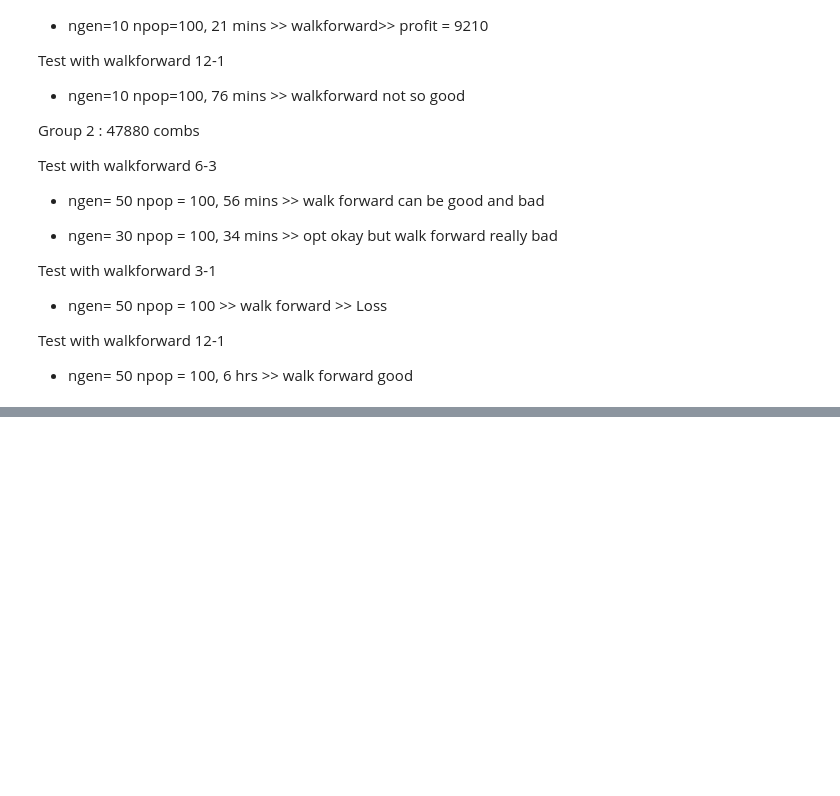
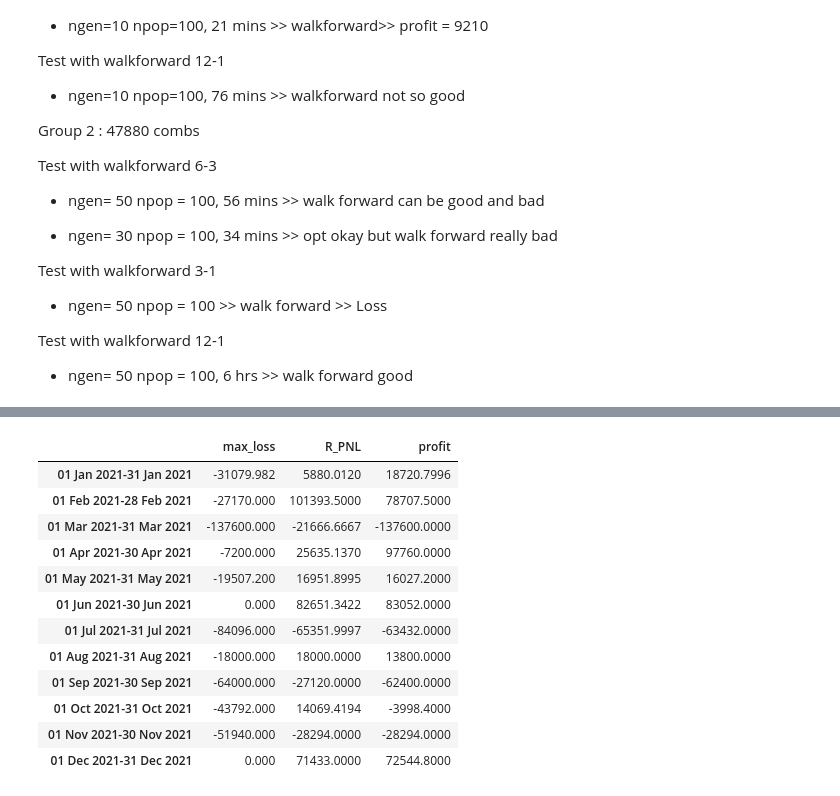
Before and after one commit to SamanvayMS/bp-Trading, a Jupyter notebook: Genetic_Algo_using_Deap_revise.ipynb, the cells around one changed output, grey strips where cells are left out. Saved outputs shown, nothing was run; the diff lists cells and outputs as text; code cells hidden in the pictures; blank space fills up the shorter version.

```diff
--- a/Genetic_Algo_using_Deap_revise.ipynb
+++ b/Genetic_Algo_using_Deap_revise.ipynb
@@ -1225,0 +1299,16 @@ Test with walkforward 12-1
+# %%
+testing_df
+# %% [output]
+|  | max_loss | R_PNL | profit |
+| 01 Jan 2021-31 Jan 2021 | -31079.982 | 5880.0120 | 18720.7996 |
+| 01 Feb 2021-28 Feb 2021 | -27170.000 | 101393.5000 | 78707.5000 |
+| 01 Mar 2021-31 Mar 2021 | -137600.000 | -21666.6667 | -137600.0000 |
+| 01 Apr 2021-30 Apr 2021 | -7200.000 | 25635.1370 | 97760.0000 |
+| 01 May 2021-31 May 2021 | -19507.200 | 16951.8995 | 16027.2000 |
+| 01 Jun 2021-30 Jun 2021 | 0.000 | 82651.3422 | 83052.0000 |
+| 01 Jul 2021-31 Jul 2021 | -84096.000 | -65351.9997 | -63432.0000 |
+| 01 Aug 2021-31 Aug 2021 | -18000.000 | 18000.0000 | 13800.0000 |
+| 01 Sep 2021-30 Sep 2021 | -64000.000 | -27120.0000 | -62400.0000 |
+| 01 Oct 2021-31 Oct 2021 | -43792.000 | 14069.4194 | -3998.4000 |
+| 01 Nov 2021-30 Nov 2021 | -51940.000 | -28294.0000 | -28294.0000 |
+| 01 Dec 2021-31 Dec 2021 | 0.000 | 71433.0000 | 72544.8000 |
```
Also changed, not shown: parts of 4 cells of this notebook, 4 other files.
